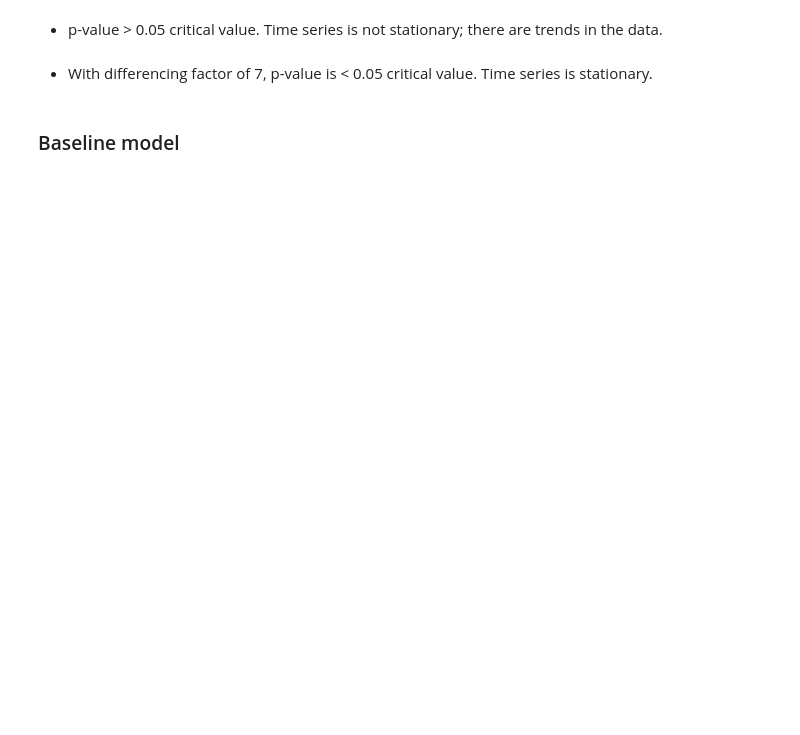
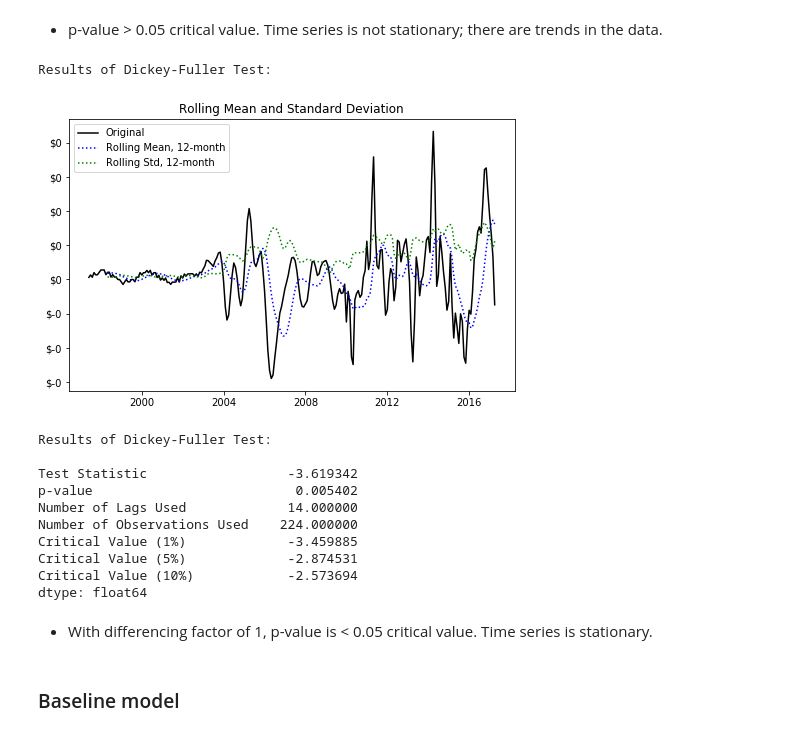
Before and after one commit to magalisolimano/time-series, a Jupyter notebook: notebook.ipynb, the cells around one changed output. Drawn from its saved outputs; the diff is of its cells as text; code cells hidden in the pictures; blank space fills up the shorter version.

```diff
--- a/notebook.ipynb
+++ b/notebook.ipynb
@@ -608,7 +908,7 @@ def stationarity_check(ts):
     rolling_std = ts.rolling(window=12, center=False).std()
 
     # Perform the Dickey Fuller Test
-    df_test = adfuller(ts['value'])
+    df_test = adfuller(ts['value'].dropna())
 
     # Plot rolling statistics
     fig = plt.figure(figsize=(8,5))
@@ -809,10 +1129,23 @@ stationarity_check(pierson_train)
 - p-value > 0.05 critical value. Time series is not stationary; there are trends in the data.
 # %%
 # Difference the time series and recheck stationarity of differenced series
-pierson_train_diff = pierson_train.diff(7).dropna()
+pierson_train_diff = pierson_train.diff(1).dropna()
 stationarity_check(pierson_train_diff)
+# %% [output]
+Results of Dickey-Fuller Test:
+[figure, added]
+Results of Dickey-Fuller Test:
+
+Test Statistic                  -3.619342
+p-value                          0.005402
+Number of Lags Used             14.000000
+Number of Observations Used    224.000000
+Critical Value (1%)             -3.459885
+Critical Value (5%)             -2.874531
+Critical Value (10%)            -2.573694
+dtype: float64
 # %% [markdown]
-- With differencing factor of 7, p-value is < 0.05 critical value. Time series is stationary.
+- With differencing factor of 1, p-value is < 0.05 critical value. Time series is stationary.
 # %% [markdown]
 ### Baseline model
 # %%
```
Also changed, not shown: parts of 87 cells of this notebook.
